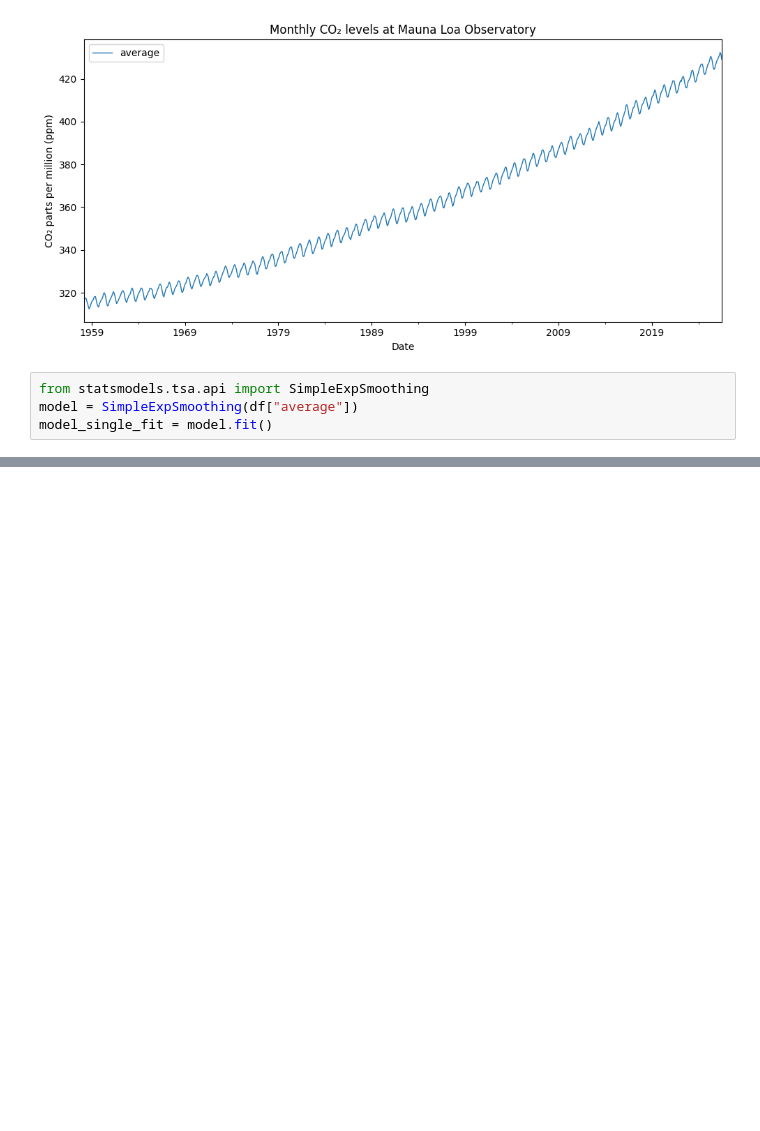
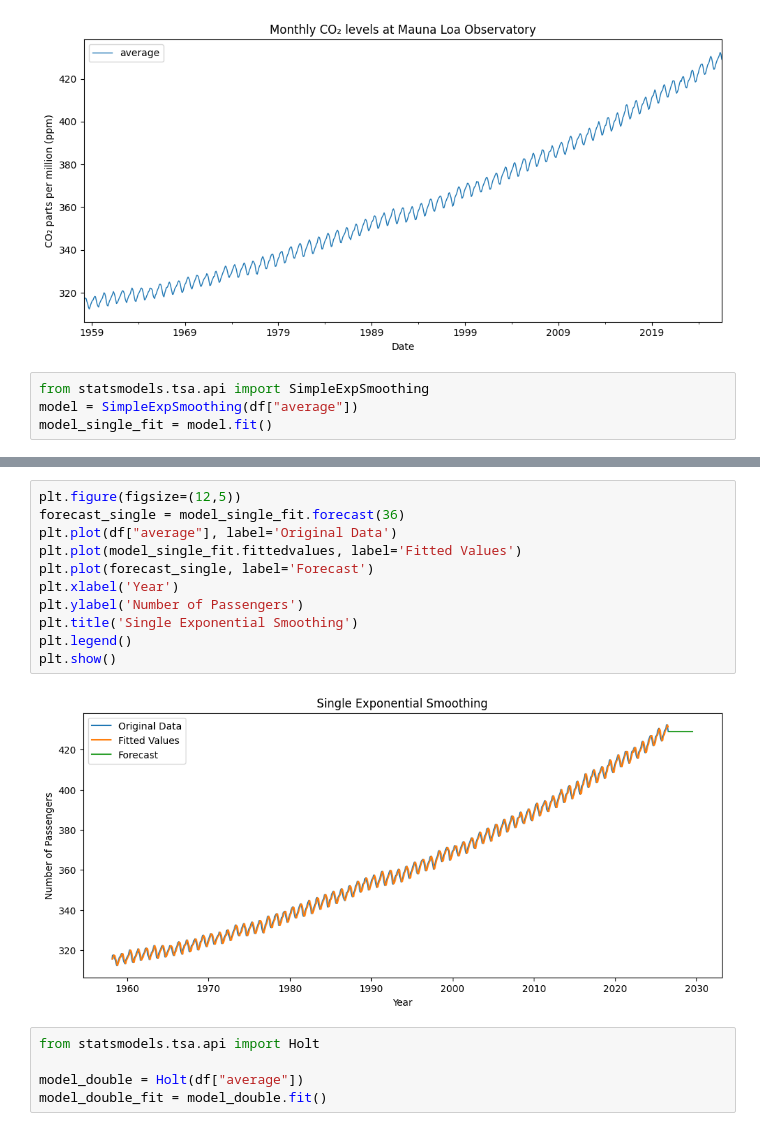
Before and after one commit to the-paulbear/noaa-greenhouse-gas-forecasting, a Jupyter notebook: CO2.ipynb, the cells around one changed output, grey strips where cells are left out. Drawn from its saved outputs; the diff is of its cells as text; blank space fills up the shorter version.

Commit message:
Exploring exponential smoothing; single, double & triple

```diff
--- a/CO2.ipynb
+++ b/CO2.ipynb
@@ -51,0 +69,18 @@ model_single_fit = model.fit()
+# %%
+plt.figure(figsize=(12,5))
+forecast_single = model_single_fit.forecast(36)
+plt.plot(df["average"], label='Original Data')
+plt.plot(model_single_fit.fittedvalues, label='Fitted Values')
+plt.plot(forecast_single, label='Forecast')
+plt.xlabel('Year')
+plt.ylabel('Number of Passengers')
+plt.title('Single Exponential Smoothing')
+plt.legend()
+plt.show()
+# %% [output]
+[figure, added]
+# %%
+from statsmodels.tsa.api import Holt
+
+model_double = Holt(df["average"])
+model_double_fit = model_double.fit()
```
Also changed, not shown: parts of 6 cells of this notebook.
